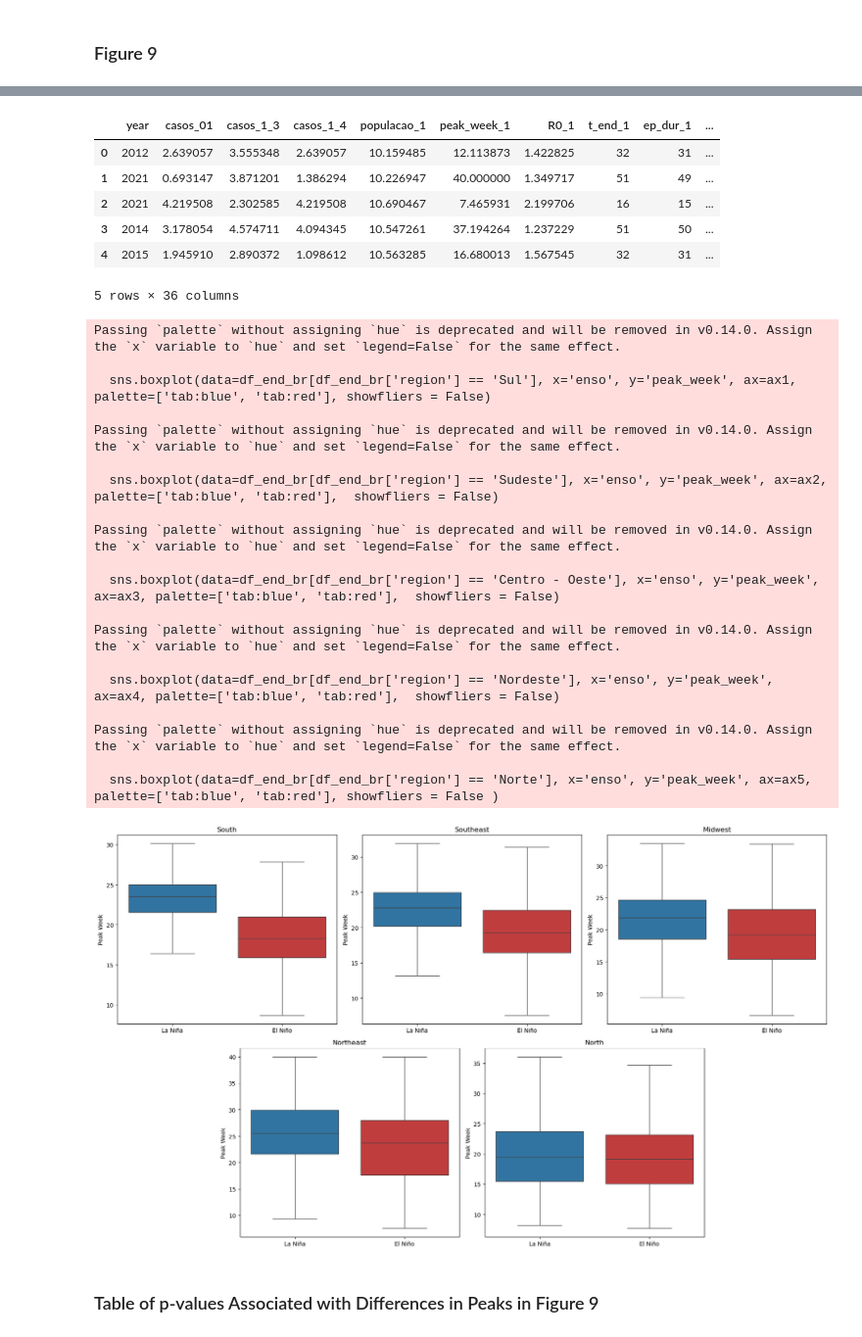
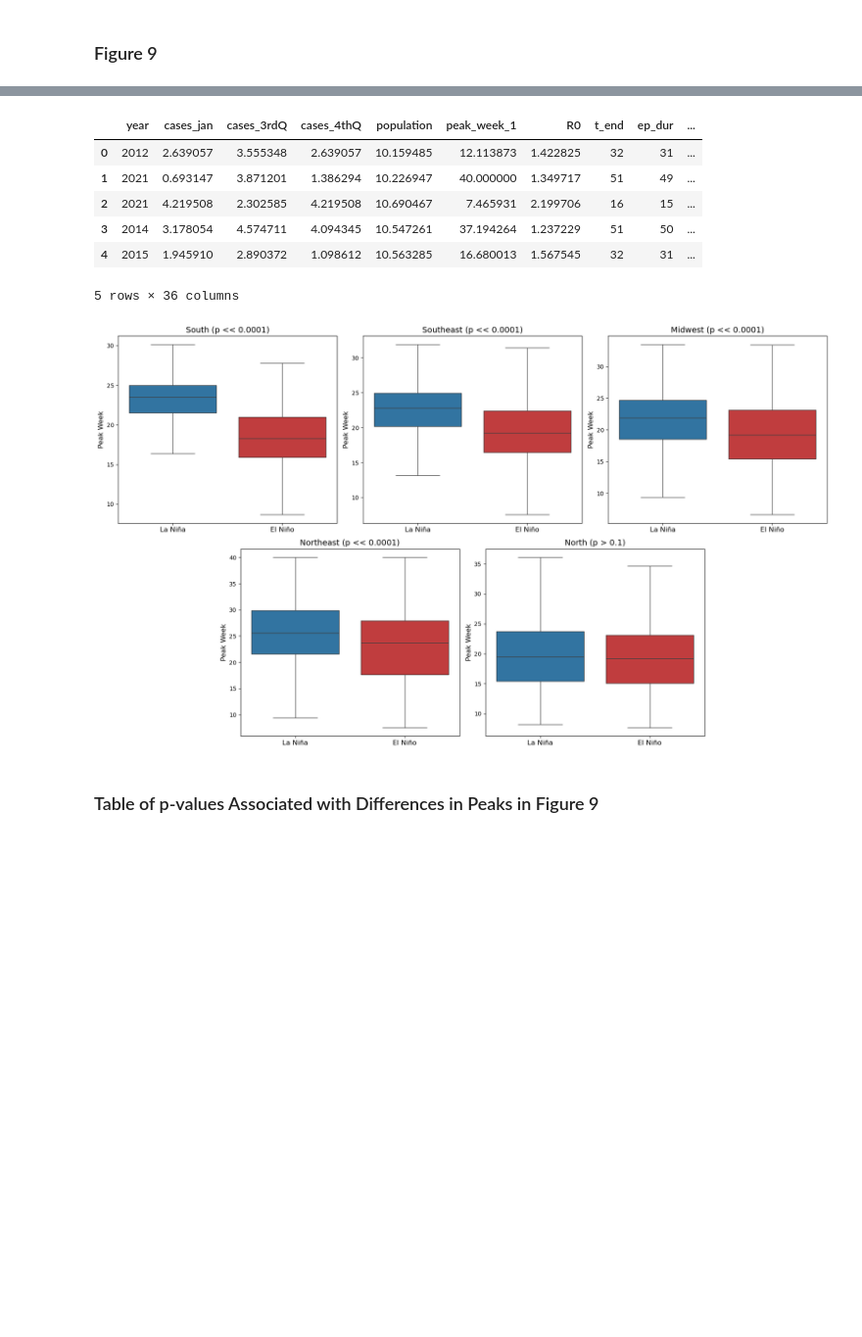
Before and after one commit to eduardocorrearaujo/repo_episcanner_paper, a Jupyter notebook: gen_article_figures.ipynb, the cells around one changed output, grey strips where cells are left out. Shown at 98% size. Drawn from its saved outputs; the diff is of its cells as text; code cells hidden in the pictures; blank space fills up the shorter version.

```diff
--- a/gen_article_figures.ipynb
+++ b/gen_article_figures.ipynb
@@ -388,12 +389,12 @@ df_end_br['region'] = df_end_br['region'].replace({'no': 'Norte', 'ne':'Nordeste
                                                   'sud': 'Sudeste', 'sul':'Sul'})
 # %%
 df_end_br['enso'] = pd.NA
-df_end_br.loc[df_end_br.enso_4 >0, 'enso'] = 'El Niño'
-df_end_br.loc[df_end_br.enso_4 <=0, 'enso'] = 'La Niña'
+df_end_br.loc[df_end_br['enso_4thQ']>0, 'enso'] = 'El Niño'
+df_end_br.loc[df_end_br['enso_4thQ'] <=0, 'enso'] = 'La Niña'
 
 df_end_br.head()
 # %% [output]
-|  | year | casos_01 | casos_1_3 | casos_1_4 | populacao_1 | peak_week_1 | R0_1 | t_end_1 | ep_dur_1 | ... |
+|  | year | cases_jan | cases_3rdQ | cases_4thQ | population | peak_week_1 | R0 | t_end | ep_dur | ... |
 | 0 | 2012 | 2.639057 | 3.555348 | 2.639057 | 10.159485 | 12.113873 | 1.422825 | 32 | 31 | ... |
 | 1 | 2021 | 0.693147 | 3.871201 | 1.386294 | 10.226947 | 40.000000 | 1.349717 | 51 | 49 | ... |
 | 2 | 2021 | 4.219508 | 2.302585 | 4.219508 | 10.690467 | 7.465931 | 2.199706 | 16 | 15 | ... |
@@ -401,74 +402,53 @@ df_end_br.head()
 | 4 | 2015 | 1.945910 | 2.890372 | 1.098612 | 10.563285 | 16.680013 | 1.567545 | 32 | 31 | ... |
 5 rows × 36 columns
 # %%
-sns.set_context(font_scale=1.2)
+sns.set_context(rc={"xtick.labelsize":12, "xtick.color":"black"})
 
 fig = plt.figure(figsize=(18, 10.5))
 gs = gridspec.GridSpec(2, 6, figure=fig)
 
 # First row with three boxplots
 ax1 = fig.add_subplot(gs[0, 0:2])
 ax2 = fig.add_subplot(gs[0, 2:4])
 ax3 = fig.add_subplot(gs[0, 4:6])
 
 # Second row with two boxplots
 ax4 = fig.add_subplot(gs[1, 1:3])
 ax5 = fig.add_subplot(gs[1, 3:5])
 
-# Plot the boxplots
-sns.boxplot(data=df_end_br[df_end_br['region'] == 'Sul'], x='enso', y='peak_week', ax=ax1, palette=['tab:blue', 'tab:red'], showfliers = False)
-ax1.set_title('South')
-ax1.set_ylabel('Peak Week')
-ax1.set_xlabel('')
+dict_reg_en = {'Sul':'South',
+               'Sudeste':'Southeast',
+               'Centro - Oeste':'Midwest',
+               'Nordeste':'Northeast',
+               'Norte': 'North'}
 
-sns.boxplot(data=df_end_br[df_end_br['region'] == 'Sudeste'], x='enso', y='peak_week', ax=ax2, palette=['tab:blue', 'tab:red'],  showfliers = False)
-ax2.set_title('Southeast')
-ax2.set_ylabel('Peak Week')
-ax2.set_xlabel('')
+for r, ax in zip(['Sul', 'Sudeste', 'Centro - Oeste', 'Nordeste', 'Norte'], [ax1,ax2,ax3,ax4,ax5]):
 
-sns.boxplot(data=df_end_br[df_end_br['region'] == 'Centro - Oeste'], x='enso', y='peak_week', ax=ax3, palette=['tab:blue', 'tab:red'],  showfliers = False)
-ax3.set_title('Midwest')
-ax3.set_ylabel('Peak Week')
-ax3.set_xlabel('')
+    # Plot the boxplots
+    sns.boxplot(data=df_end_br[df_end_br['region'] == r], x='enso', y='peak_week', ax=ax,hue = 'enso', palette=['tab:blue', 'tab:red'], legend = False, showfliers = False)
 
-# If there are additional categories
-sns.boxplot(data=df_end_br[df_end_br['region'] == 'Nordeste'], x='enso', y='peak_week', ax=ax4, palette=['tab:blue', 'tab:red'],  showfliers = False)
-ax4.set_title('Northeast')
-ax4.set_ylabel('Peak Week')
-ax4.set_xlabel('')
+    el_nino = df_end_br[(df_end_br['region'] == r) & (df_end_br['enso'] == 'El Niño')]['peak_week'].values
 
-sns.boxplot(data=df_end_br[df_end_br['region'] == 'Norte'], x='enso', y='peak_week', ax=ax5, palette=['tab:blue', 'tab:red'], showfliers = False )
-ax5.set_title('North')
-ax5.set_ylabel('Peak Week')
-ax5.set_xlabel('')
+    la_nina = df_end_br[(df_end_br['region'] == r) & (df_end_br['enso'] == 'La Niña')]['peak_week'].values
+
+    p = stats.ttest_ind(el_nino, la_nina, alternative = 'less').pvalue
+
+    if p < 10**(-10):
+        label = '(p << 0.0001)'
+    if p > 0.1:
+        label = '(p > 0.1)'
+    ax.set_title(f'{dict_reg_en[r]} {label}', fontsize = 14)
+    ax.set_ylabel('Peak Week', fontsize =12)
+    ax.set_xlabel('')
 
 # Adjust layout
 plt.tight_layout()
 
 #ig.suptitle('Peak week - Dengue', y = 1.02, fontsize=16)
 plt.savefig('./figures/box_pw_regions.png', dpi = 600, bbox_inches = 'tight')
 plt.show()
 # %% [output]
-Passing `palette` without assigning `hue` is deprecated and will be removed in v0.14.0. Assign the `x` variable to `hue` and set `legend=False` for the same effect.
-
-  sns.boxplot(data=df_end_br[df_end_br['region'] == 'Sul'], x='enso', y='peak_week', ax=ax1, palette=['tab:blue', 'tab:red'], showfliers = False)
-
-Passing `palette` without assigning `hue` is deprecated and will be removed in v0.14.0. Assign the `x` variable to `hue` and set `legend=False` for the same effect.
-
-  sns.boxplot(data=df_end_br[df_end_br['region'] == 'Sudeste'], x='enso', y='peak_week', ax=ax2, palette=['tab:blue', 'tab:red'],  showfliers = False)
-
-Passing `palette` without assigning `hue` is deprecated and will be removed in v0.14.0. Assign the `x` variable to `hue` and set `legend=False` for the same effect.
-
-  sns.boxplot(data=df_end_br[df_end_br['region'] == 'Centro - Oeste'], x='enso', y='peak_week', ax=ax3, palette=['tab:blue', 'tab:red'],  showfliers = False)
-
-Passing `palette` without assigning `hue` is deprecated and will be removed in v0.14.0. Assign the `x` variable to `hue` and set `legend=False` for the same effect.
-
-  sns.boxplot(data=df_end_br[df_end_br['region'] == 'Nordeste'], x='enso', y='peak_week', ax=ax4, palette=['tab:blue', 'tab:red'],  showfliers = False)
-
-Passing `palette` without assigning `hue` is deprecated and will be removed in v0.14.0. Assign the `x` variable to `hue` and set `legend=False` for the same effect.
-
-  sns.boxplot(data=df_end_br[df_end_br['region'] == 'Norte'], x='enso', y='peak_week', ax=ax5, palette=['tab:blue', 'tab:red'], showfliers = False )
-[figure, old version]
+[figure, new version]
 # %% [markdown]
 ### Table of p-values Associated with Differences in Peaks in Figure 9
 # %%
```
Also changed, not shown: parts of 7 cells of this notebook, 3 other files.
